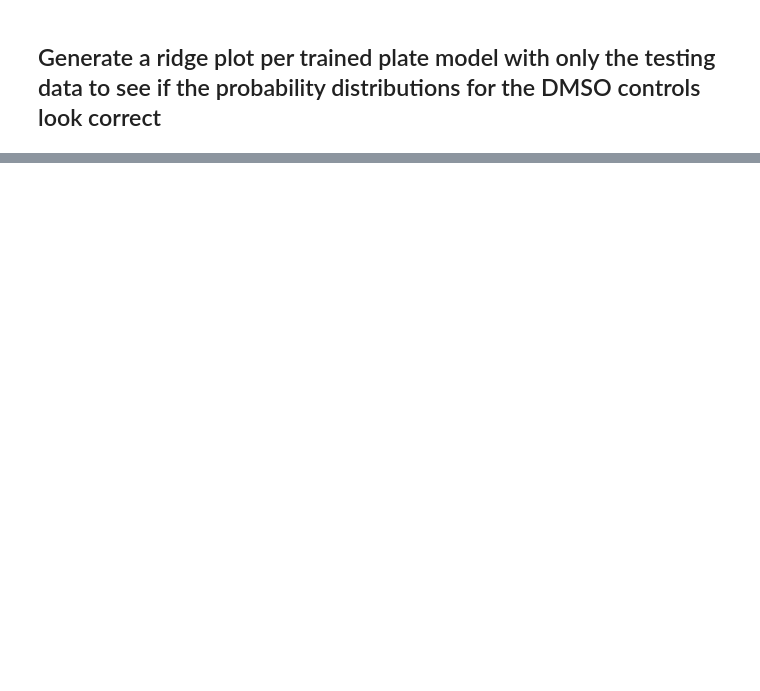
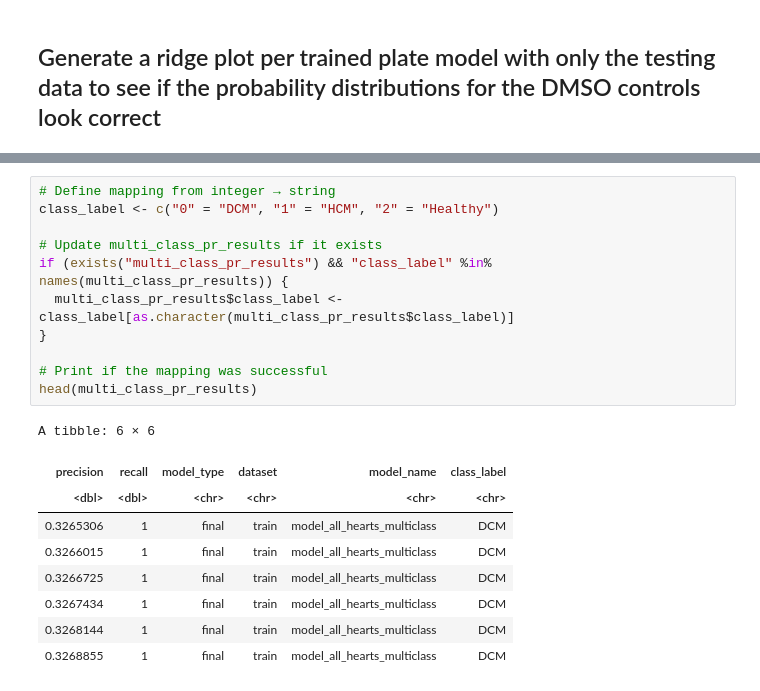
Before and after one commit to WayScience/predicting_cardiac_fibrosis_etiologies, a Jupyter notebook: 5.machine_learning/3.vis_model_performance.ipynb, the cells around one changed output, grey strips where cells are left out. Drawn from its saved outputs; the diff is of its cells as text; blank space fills up the shorter version.

```diff
--- a/5.machine_learning/3.vis_model_performance.ipynb
+++ b/5.machine_learning/3.vis_model_performance.ipynb
@@ -245,0 +263,21 @@ accuracy_barplot
+# %%
+# Define mapping from integer → string
+class_label <- c("0" = "DCM", "1" = "HCM", "2" = "Healthy")
+
+# Update multi_class_pr_results if it exists
+if (exists("multi_class_pr_results") && "class_label" %in% names(multi_class_pr_results)) {
+  multi_class_pr_results$class_label <- class_label[as.character(multi_class_pr_results$class_label)]
+}
+
+# Print if the mapping was successful
+head(multi_class_pr_results)
+# %% [output]
+A tibble: 6 × 6
+| precision | recall | model_type | dataset | model_name | class_label |
+| <dbl> | <dbl> | <chr> | <chr> | <chr> | <chr> |
+| 0.3265306 | 1 | final | train | model_all_hearts_multiclass | DCM |
+| 0.3266015 | 1 | final | train | model_all_hearts_multiclass | DCM |
+| 0.3266725 | 1 | final | train | model_all_hearts_multiclass | DCM |
+| 0.3267434 | 1 | final | train | model_all_hearts_multiclass | DCM |
+| 0.3268144 | 1 | final | train | model_all_hearts_multiclass | DCM |
+| 0.3268855 | 1 | final | train | model_all_hearts_multiclass | DCM |
```
Also changed, not shown: parts of 16 cells of this notebook, 50 other files.
